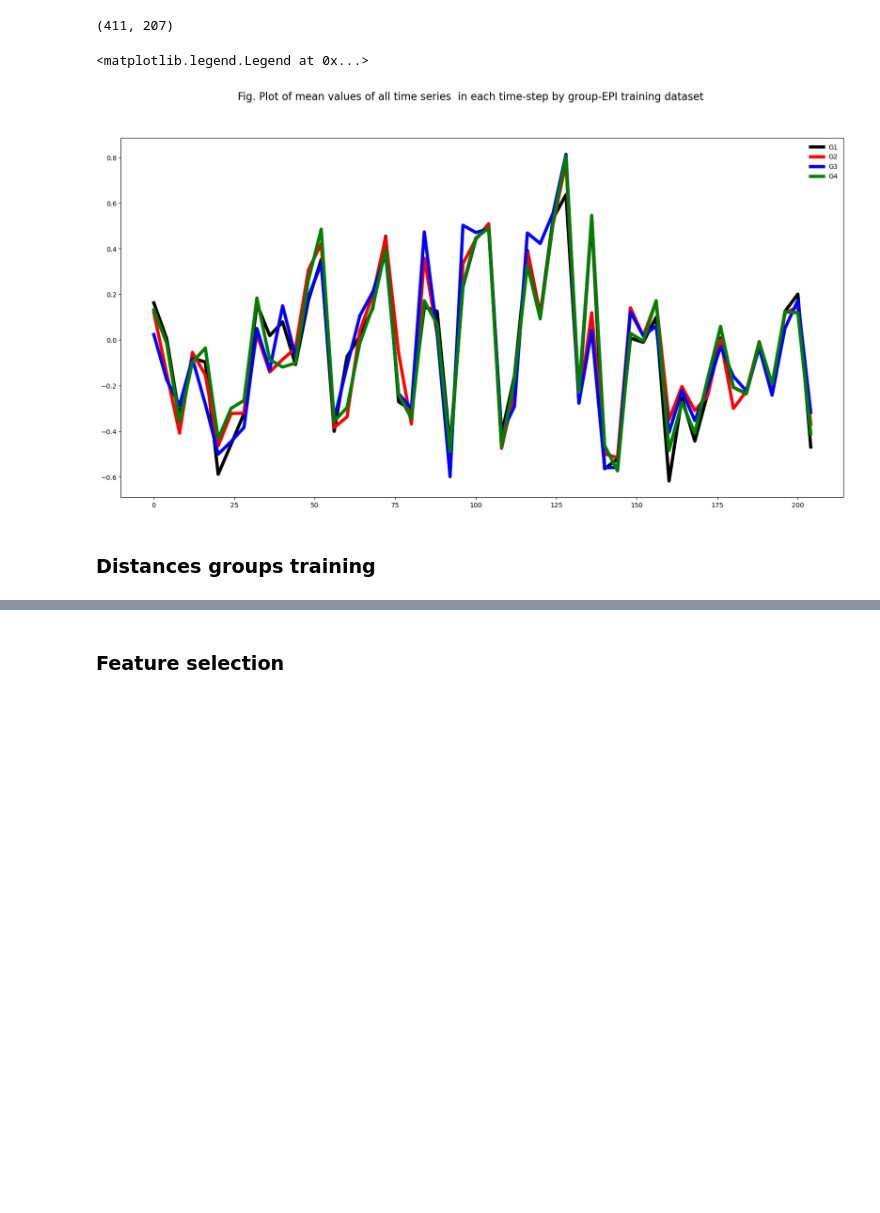
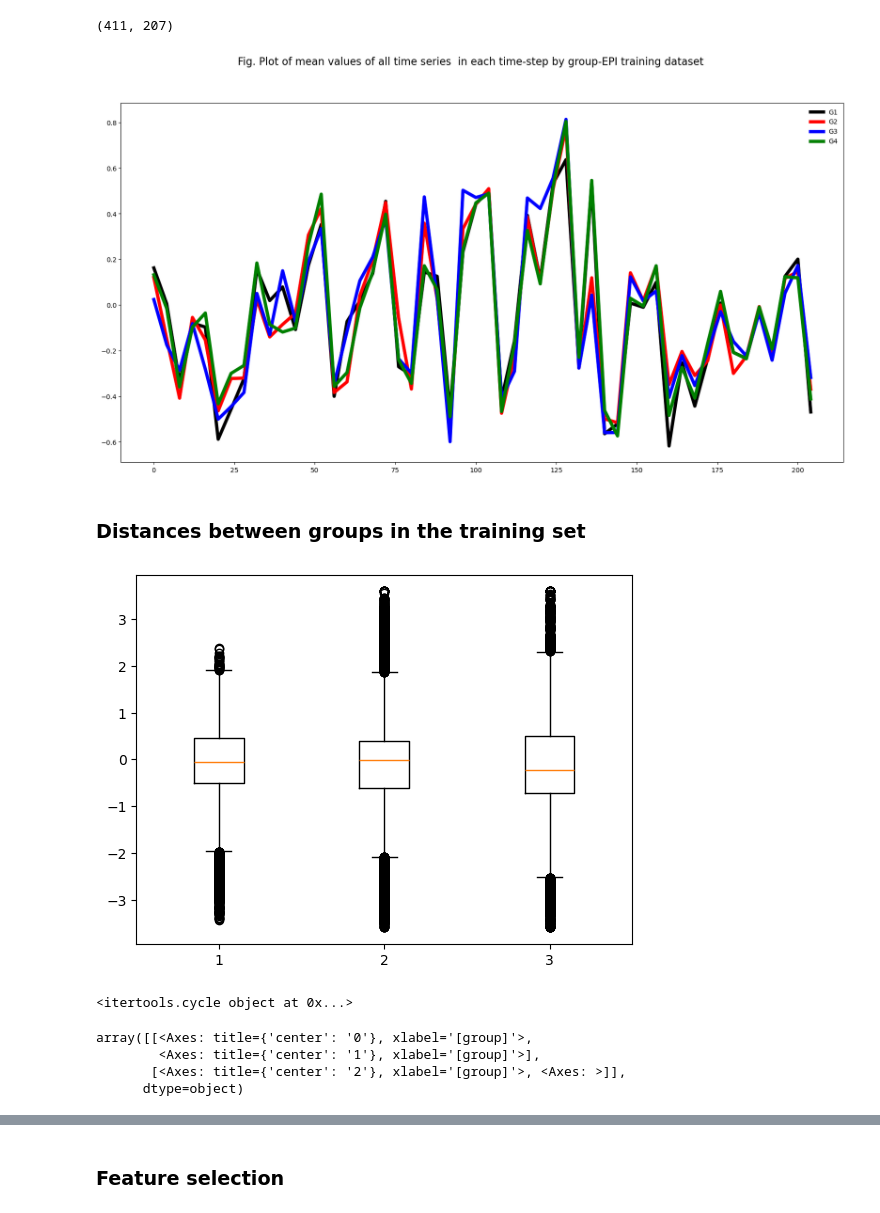
Before and after one commit to eacunafer/multivariate-time-series-classification, a Jupyter notebook: code/dataengEPI.ipynb, the cells around one changed output, grey strips where cells are left out. Drawn from its saved outputs; the diff is of its cells as text; code cells hidden in the pictures; blank space fills up the shorter version.

```diff
--- a/code/dataengEPI.ipynb
+++ b/code/dataengEPI.ipynb
@@ -132,18 +185,42 @@ tempoB.shape
 import matplotlib.pyplot as plt
 %matplotlib inline
 fig, ax = plt.subplots(figsize=(20,10))
-ejex=range(0,206,4)
+ejex=np.arange(0,206,4)
 fig.suptitle("Fig. Plot of mean values of all time series  in each time-step by group-EPI training dataset",fontsize=16)
 ax.plot(ejex, a.iloc[0,ejex], color='black',lw=5,label='G1')
 ax.plot(ejex,a.iloc[1,ejex], color='red', lw=5, label='G2')
 ax.plot(ejex, a.iloc[2,ejex], color='blue', lw=5, label='G3')
 ax.plot(ejex, a.iloc[3,ejex], color='green', lw=5, label='G4')
 ax.legend(loc='best', frameon=False)
+plt.show()
 # %% [output]
-<matplotlib.legend.Legend at 0x...>
 [figure]
 # %% [markdown]
-### Distances groups training
+### Distances between groups in the training set
+# %%
+#Boxplots of the features in the training set
+np.sum(y,axis=0)
+tempotr=X.reshape(X.shape[2],-1).T
+tempotr=pd.DataFrame(tempotr)
+pyplot.boxplot(tempotr)
+pyplot.show()
+# %% [output]
+[figure, added]
+# %%
+#Boxplots of each feature inthe groups pf the training dataset
+temptr=pd.DataFrame(tempotr)
+from itertools import cycle
+variables= cycle(yo)
+print(variables)
+temptr['group'] = [next(variables) for variable in range(len(temptr))]
+#Bboxplot  of features by class
+temptr.boxplot(by='group')
+# %% [output]
+<itertools.cycle object at 0x...>
+array([[<Axes: title={'center': '0'}, xlabel='[group]'>,
+        <Axes: title={'center': '1'}, xlabel='[group]'>],
+       [<Axes: title={'center': '2'}, xlabel='[group]'>, <Axes: >]],
+      dtype=object)
 # %%
 #Distance between the features in the two groups of the treining
 means=temptr.groupby('group').mean()
```
Also changed, not shown: parts of 42 cells of this notebook.
